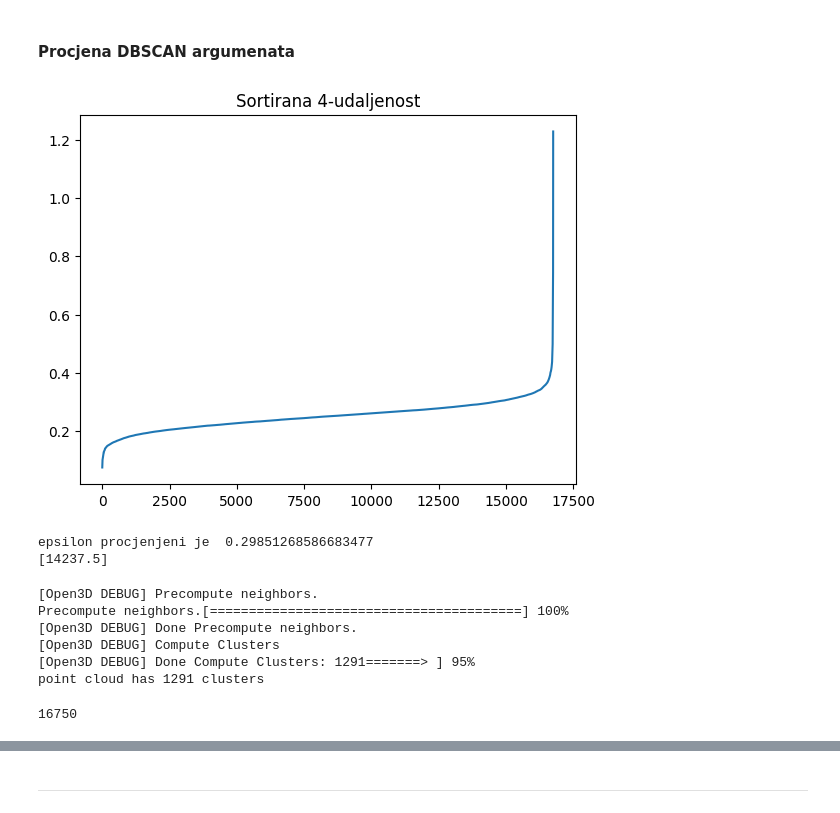
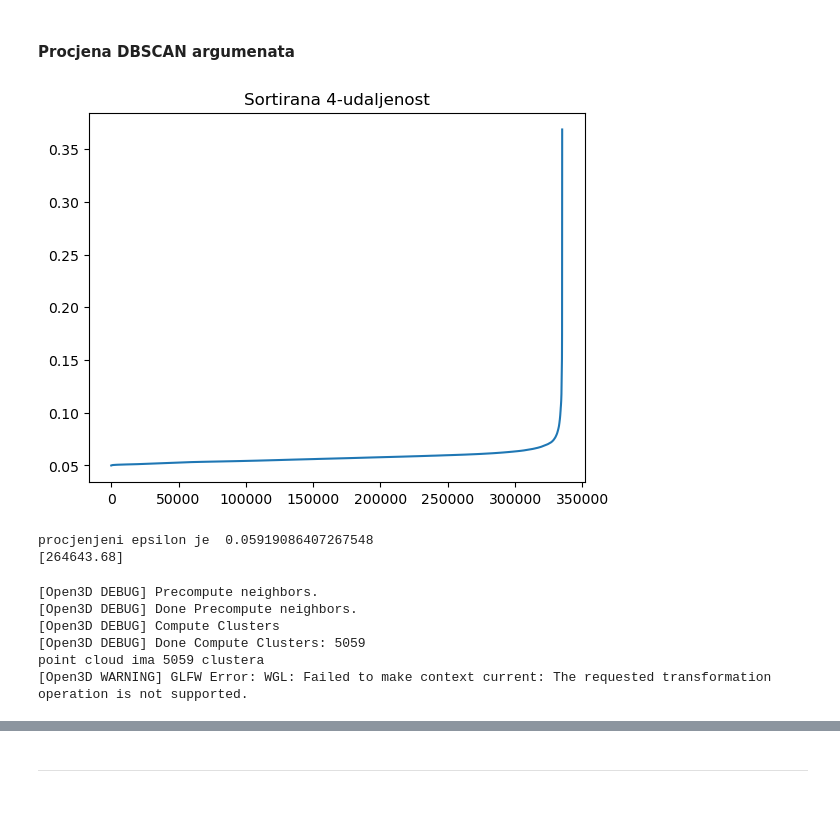
Before and after one commit to lborovina1/Point-Cloud-Data-Processing, a Jupyter notebook: Kodovi - Obrada point cloud podataka.ipynb, the cells around one changed output, grey strips where cells are left out. Drawn from its saved outputs; the diff is of its cells as text; code cells hidden in the pictures.

```diff
--- a/Kodovi - Obrada point cloud podataka.ipynb
+++ b/Kodovi - Obrada point cloud podataka.ipynb
@@ -377,7 +355,7 @@ o3d.visualization.draw_geometries([point_cloud])
 mns = o3d.geometry.PointCloud(pcd)
 pnts = np.asarray(mns.points)
 
-ms = MeanShift(bandwidth=0.45, bin_seeding=True)
+ms = skMeanShift(bandwidth=0.45, bin_seeding=True)
 ms.fit(pnts)
 
 labels = ms.labels_
@@ -486,7 +456,8 @@ def dbscan(point_cloud, eps, minPts, debug=False):
     print(len(labeled) / len(point_cloud))
     return labels
 # %%
-df = pd.read_csv('/home/hasti/DPS/resursi/outliers.csv')
+DATANAME = "outliers.csv"
+df = pd.read_csv("put\\do\\file-a\\" + DATANAME)
 df = df[['x', 'y']]
 
 c = df.to_numpy()
@@ -499,15 +470,14 @@ for item in C.items():
 # %% [output]
 1.0
 # %%
-
 for i in C.keys():
     v = list(C[i])
     x, y = zip(*v)
-    plt.scatter(x,y, c = (random.random(), random.random(), random.random()), s = 10)
+    plt.scatter(x,y, color = (random.random(), random.random(), random.random()), s = 10)
 
 v = list(C[NOISE])
 x, y = zip(*v)
-plt.scatter(x,y, c = (0.0, 0.0, 0.0), s = 10)
+plt.scatter(x,y, color = (0.0, 0.0, 0.0), s = 10)
 
 plt.show()
 # %% [output]
@@ -515,16 +485,19 @@ plt.show()
 # %% [markdown]
 #### DBSCAN
 # %%
+dbs = o3d.geometry.PointCloud(pcd)
+pnts = np.asarray(dbs.points)
+
 with o3d.utility.VerbosityContextManager(
         o3d.utility.VerbosityLevel.Debug) as cm:
     labels = np.array(
-        pcd.cluster_dbscan(eps=0.1025, min_points=10, print_progress=True))
+        dbs.cluster_dbscan(eps=0.097654321, min_points=10, print_progress=True))
 
 max_label = labels.max()
-print(f"point cloud has {max_label + 1} clusters")
+print(f"point cloud ima {max_label + 1} clustera")
 colors = plt.get_cmap("tab20")(labels / (max_label if max_label > 0 else 1))
 colors[labels < 0] = 0
-pcd.colors = o3d.utility.Vector3dVector(colors[:, :3])
-o3d.visualization.draw_geometries([pcd])
+dbs.colors = o3d.utility.Vector3dVector(colors[:, :3])
+o3d.visualization.draw_geometries([dbs])
 # %% [output]
 [Open3D DEBUG] Precompute neighbors.
@@ -536,31 +508,27 @@ point cloud has 28 clusters=======================>] 97%
 # %% [markdown]
 #### Procjena DBSCAN argumenata
 # %%
-downpcd = pcd.uniform_down_sample(every_k_points=20)
-
-p = downpcd
-pcd_tree = o3d.geometry.KDTreeFlann(p)
+pcd_tree = o3d.geometry.KDTreeFlann(pcd)
 
 dists = []
 
-for i in range(len(p.points)):
-    [k, idx, _] = pcd_tree.search_knn_vector_3d(p.points[i], 4)
-    dists.append(euclid(p.points[i], p.points[idx[-1]]))
+for i in range(len(pcd.points)):
+    [k, idx, _] = pcd_tree.search_knn_vector_3d(pcd.points[i], 4)
+    dists.append(euclid(pcd.points[i], pcd.points[idx[-1]]))
 
 dists.sort()
 
 plt.plot(dists)
 plt.title('Sortirana 4-udaljenost')
 plt.show()
 # %% [output]
-[figure, old version]
+[figure, new version]
 # %%
 import scipy.integrate
 import scipy.interpolate
 import scipy.optimize
 
-
-size = len(p.points)
+size = len(pcd.points)
 
 x = np.arange(size)
 spline = scipy.interpolate.CubicSpline(x, dists)
@@ -575,30 +543,33 @@ d2f = lambda x : d2(x)
 
 curvature = lambda x: abs(d2f(x)) / (1 + df(x)**2)**1.5
 
-max_x = scipy.optimize.minimize(lambda x: -curvature(x), size * 0.85, bounds=[(0.0,size)])
+max_x = scipy.optimize.minimize(lambda x: -curvature(x), size * 0.79, bounds=[(0.0,size)])
 
 epsilon = f(max_x.x[0])
-print('epsilon procjenjeni je ', epsilon)
+print('Procijenjeni epsilon je ', epsilon)
 print(max_x.x)
 # %% [output]
-epsilon procjenjeni je  0.29851268586683477
-[14237.5]
+procjenjeni epsilon je  0.05919086407267548
+[264643.68]
 # %%
+dbs = o3d.geometry.PointCloud(pcd)
+pnts = np.asarray(dbs.points)
+
 with o3d.utility.VerbosityContextManager(
         o3d.utility.VerbosityLevel.Debug) as cm:
     labels = np.array(
-        pcd.cluster_dbscan(eps=epsilon, min_points=4, print_progress=True))
+        dbs.cluster_dbscan(eps=epsilon, min_points=4, print_progress=True))
 
 max_label = labels.max()
-print(f"point cloud has {max_label + 1} clusters")
+print(f"point cloud ima {max_label + 1} clustera")
 colors = plt.get_cmap("tab20")(labels / (max_label if max_label > 0 else 1))
 colors[labels < 0] = 0
-pcd.colors = o3d.utility.Vector3dVector(colors[:, :3])
-o3d.visualization.draw_geometries([pcd])
+dbs.colors = o3d.utility.Vector3dVector(colors[:, :3])
+o3d.visualization.draw_geometries([dbs])
 # %% [output]
 [Open3D DEBUG] Precompute neighbors.
-Precompute neighbors.[========================================] 100%
 [Open3D DEBUG] Done Precompute neighbors.
 [Open3D DEBUG] Compute Clusters
-[Open3D DEBUG] Done Compute Clusters: 1291=======> ] 95%
-point cloud has 1291 clusters
+[Open3D DEBUG] Done Compute Clusters: 5059
+point cloud ima 5059 clustera
+[Open3D WARNING] GLFW Error: WGL: Failed to make context current: The requested transformation operation is not supported.
@@ -609,4 +575,0 @@ cloud = tuple(map(tuple, t))
-# %%
-print(len(cloud))
-# %% [output]
-16750
```
Also changed, not shown: parts of 39 cells of this notebook.
